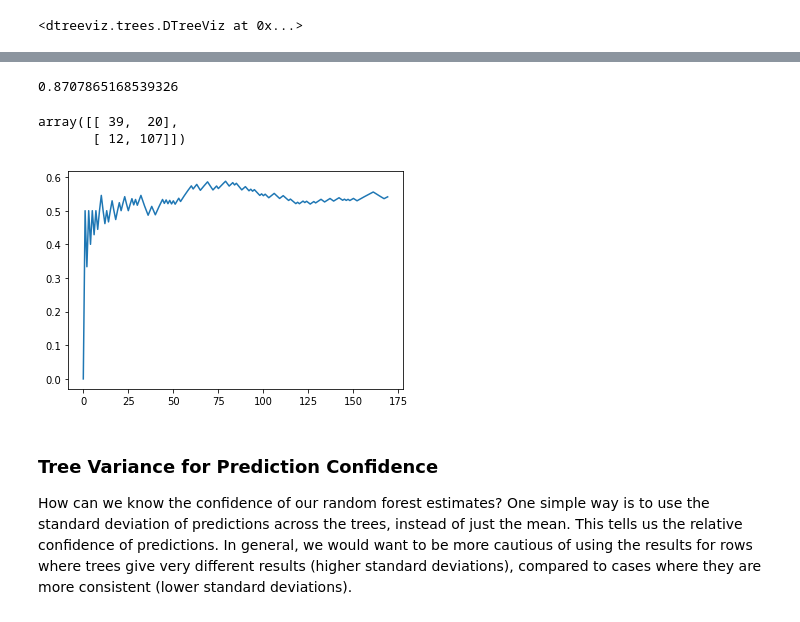
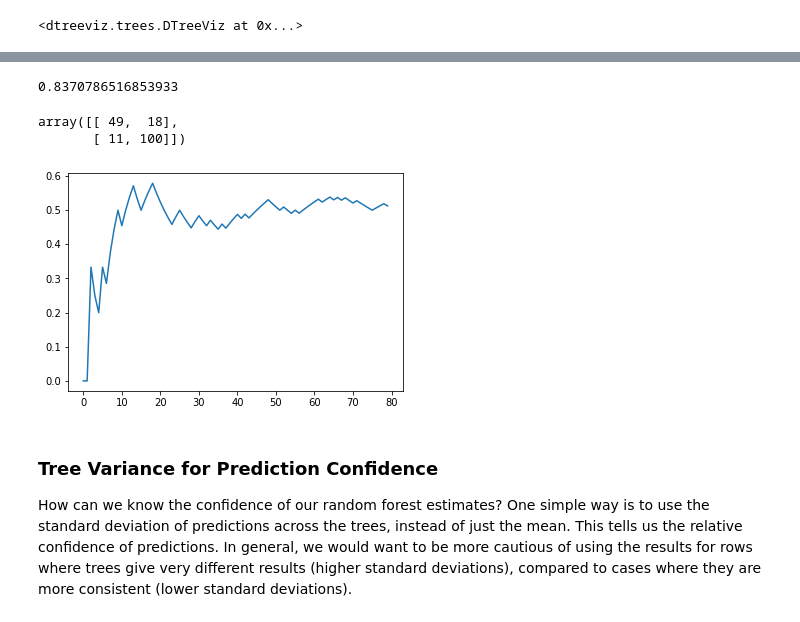
Before and after one commit to BHouwens/kitchen_sink, a Jupyter notebook: Tabular.ipynb, the cells around one changed output, grey strips where cells are left out. Saved outputs shown, nothing was run; the diff lists cells and outputs as text; code cells hidden in the pictures.

```diff
--- a/Tabular.ipynb
+++ b/Tabular.ipynb
@@ -1299,7 +1308,7 @@ dtreeviz(m, train_x.iloc[samp_idx], train_y.iloc[samp_idx], train_x.columns, DEP
 findfont: Font family ['Arial'] not found. Falling back to DejaVu Sans.
 <dtreeviz.trees.DTreeViz at 0x...>
 # %%
-m = RandomForestClassifier(n_estimators=75, max_depth=7, min_samples_split=6, min_samples_leaf=6, oob_score=True, random_state=42, verbose=True)
+m = RandomForestClassifier(n_estimators=65, max_depth=7, min_samples_split=6, min_samples_leaf=6, oob_score=True, random_state=42, verbose=True)
 m.fit(train_x, train_y)
 
 preds = m.predict(valid_x)
@@ -1313,23 +1322,23 @@ from sklearn.metrics import accuracy_score
 
 accuracy_score(valid_y, preds)
 # %% [output]
-0.8707865168539326
+0.8370786516853933
 # %%
 # We can also see where the model is getting confused
 from sklearn.metrics import confusion_matrix
 
 confusion_matrix(valid_y,preds, labels=[1,0])
 # %% [output]
-array([[ 39,  20],
-       [ 12, 107]])
+array([[ 49,  18],
+       [ 11, 100]])
 # %%
 # Let's find the reasonable number of trees
 m = DecisionTreeClassifier()
 m.fit(train_x, train_y);
 
-plt.plot([accuracy_score(m.predict(train_x[:i+1]), valid_y[:i+1]) for i in range(170)]);
+plt.plot([accuracy_score(m.predict(train_x[:i+1]), valid_y[:i+1]) for i in range(80)]);
 # %% [output]
-[figure, old version]
+[figure, new version]
 # %% [markdown]
 ### **Tree Variance for Prediction Confidence**
 
```
Also changed, not shown: parts of 23 cells of this notebook.
